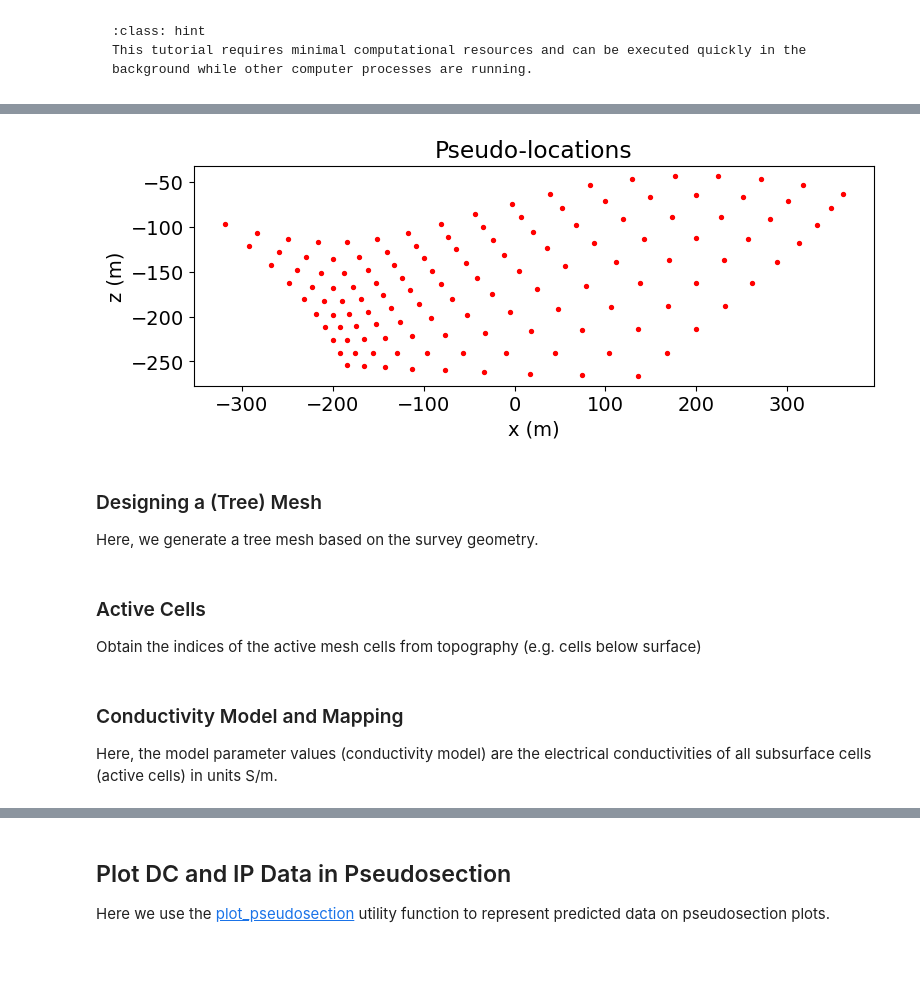
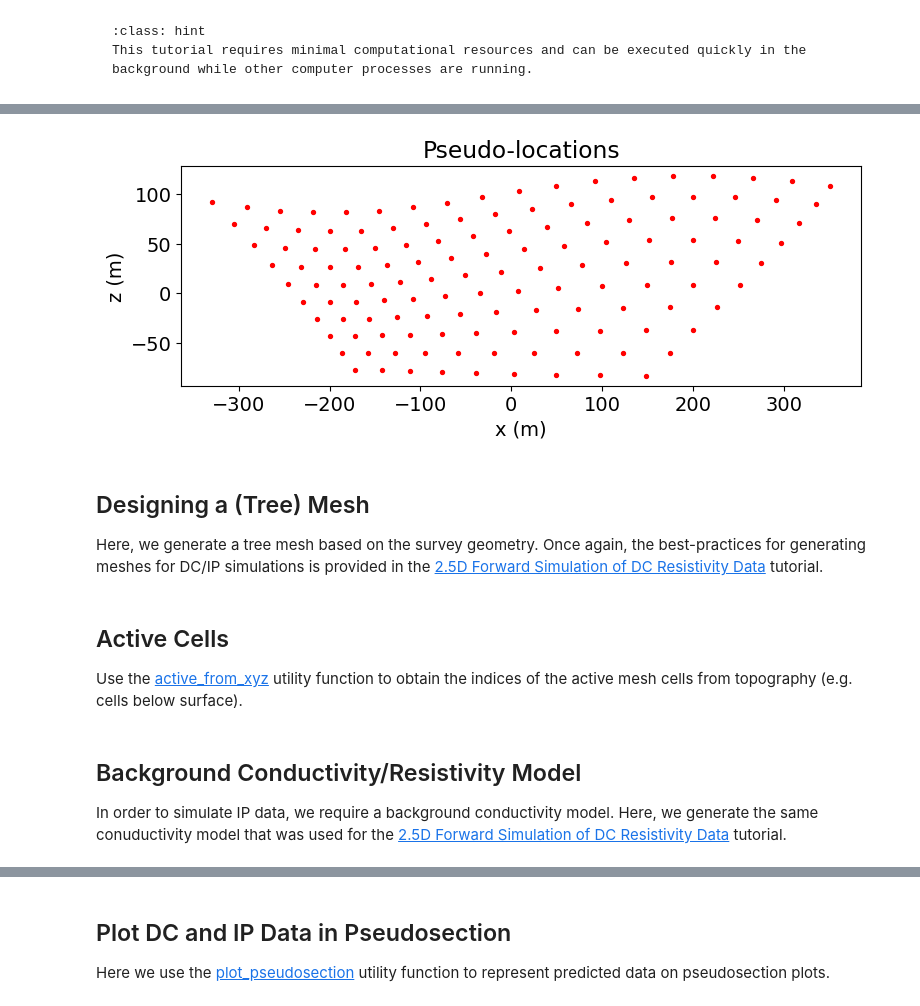
Before and after one commit to simpeg/user-tutorials, a Jupyter notebook: notebooks/06-ip/fwd_dcip_2d.ipynb, the cells around one changed output, grey strips where cells are left out. Saved outputs shown, nothing was run; the diff lists cells and outputs as text; code cells hidden in the pictures; blank space fills up the shorter version.

```diff
--- a/notebooks/06-ip/fwd_dcip_2d.ipynb
+++ b/notebooks/06-ip/fwd_dcip_2d.ipynb
@@ -81,0 +62,14 @@ Here, the DC survey line is an 800 m long EW dipole-dipole line with an electrod
+# %%
+# Along-line locations
+x_topo = np.linspace(-2000, 2000, 401)
+
+# Elevation as a function of along-line location
+T = 800.
+z_topo = 20. * np.sin(2 * np.pi * x_topo / T) + 140.
+z_topo[x_topo < -3*T/4] = 160.
+z_topo[x_topo > 3*T/4] = 120.
+z_topo += 50. * (1. + np.tanh(-3*(x_topo + 1200.)/T))
+z_topo -= 50. * (1. + np.tanh(3*(x_topo - 1200.)/T))
+
+# Define full 2D topography
+topo_2d = np.c_[x_topo, z_topo]
@@ -83,15 +95,14 @@ Here, the DC survey line is an 800 m long EW dipole-dipole line with an electrod
 # Define survey line parameters
 survey_type = "dipole-dipole"
 dimension_type = "2D"
-dc_data_type = "volt"
+data_type = 'apparent_chargeability'
 end_locations = np.r_[-400.0, 400.0]
 station_separation = 40.0
 num_rx_per_src = 10
 # %%
-# DC survey line
-source_list = static_utils.generate_dcip_sources_line(
+ip_source_list = static_utils.generate_dcip_sources_line(
     survey_type,
-    dc_data_type,
+    data_type,
     dimension_type,
     end_locations,
     topo_2d,
@@ -99,23 +110,22 @@ source_list = static_utils.generate_dcip_sources_line(
     station_separation,
 )
 
-# Define survey
-dc_survey = dc.survey.Survey(source_list)
+ip_survey = ip.survey.Survey(ip_source_list)
 # %%
-pseudo_locations = static_utils.pseudo_locations(dc_survey)
+pseudo_locations = static_utils.pseudo_locations(ip_survey)
 fig = plt.figure(figsize=(8, 2.75))
 ax = fig.add_axes([0.1, 0.1, 0.85, 0.8])
 ax.scatter(pseudo_locations[:, 0], pseudo_locations[:, -1], 8, 'r')
 ax.set_xlabel('x (m)')
 ax.set_ylabel('z (m)')
 ax.set_title('Pseudo-locations')
 plt.show()
 # %% [output]
-[figure, old version]
+[figure, new version]
 # %% [markdown]
-### Designing a (Tree) Mesh
+## Designing a (Tree) Mesh
 
-Here, we generate a tree mesh based on the survey geometry.
+Here, we generate a tree mesh based on the survey geometry. Once again, the best-practices for generating meshes for DC/IP simulations is provided in the [2.5D Forward Simulation of DC Resistivity Data](../05-dcr/fwd_dcr_2d.ipynb) tutorial.
 # %%
 dh = 4  # base cell width
 dom_width_x = 3200.0  # domain width x
@@ -143,16 +156,16 @@ mesh.refine_points(
 
 mesh.finalize()
 # %% [markdown]
-### Active Cells
+## Active Cells
 
-Obtain the indices of the active mesh cells from topography (e.g. cells below surface)
+Use the [active_from_xyz](myst:discretize#discretize.utils.active_from_xyz) utility function to obtain the indices of the active mesh cells from topography (e.g. cells below surface).
 # %%
 ind_active = active_from_xyz(mesh, topo_2d)
 nP = np.sum(ind_active)  # number of parameters
-# %% [markdown]
-### Conductivity Model and Mapping
-
-Here, the model parameter values (conductivity model) are the electrical conductivities of all subsurface cells (active cells) in units S/m.
+# %% [markdown]
+## Background Conductivity/Resistivity Model
+
+In order to simulate IP data, we require a background conductivity model. Here, we generate the same conuductivity model that was used for the [2.5D Forward Simulation of DC Resistivity Data](../05-dcr/fwd_dcr_2d.ipynb) tutorial.
 # %%
 # Define electrical conductivities in S/m
 air_conductivity = 1e-8
```
Also changed, not shown: parts of 32 cells of this notebook, 7 other files.
